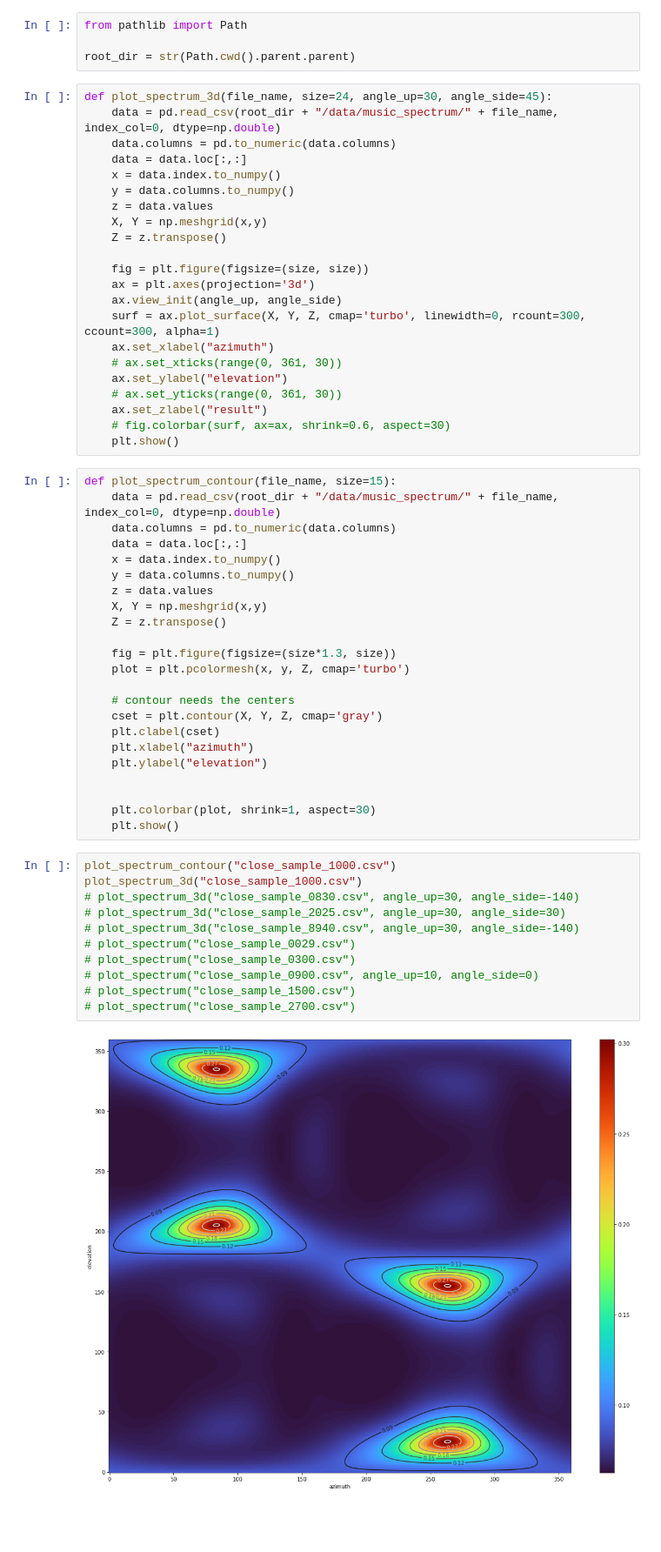
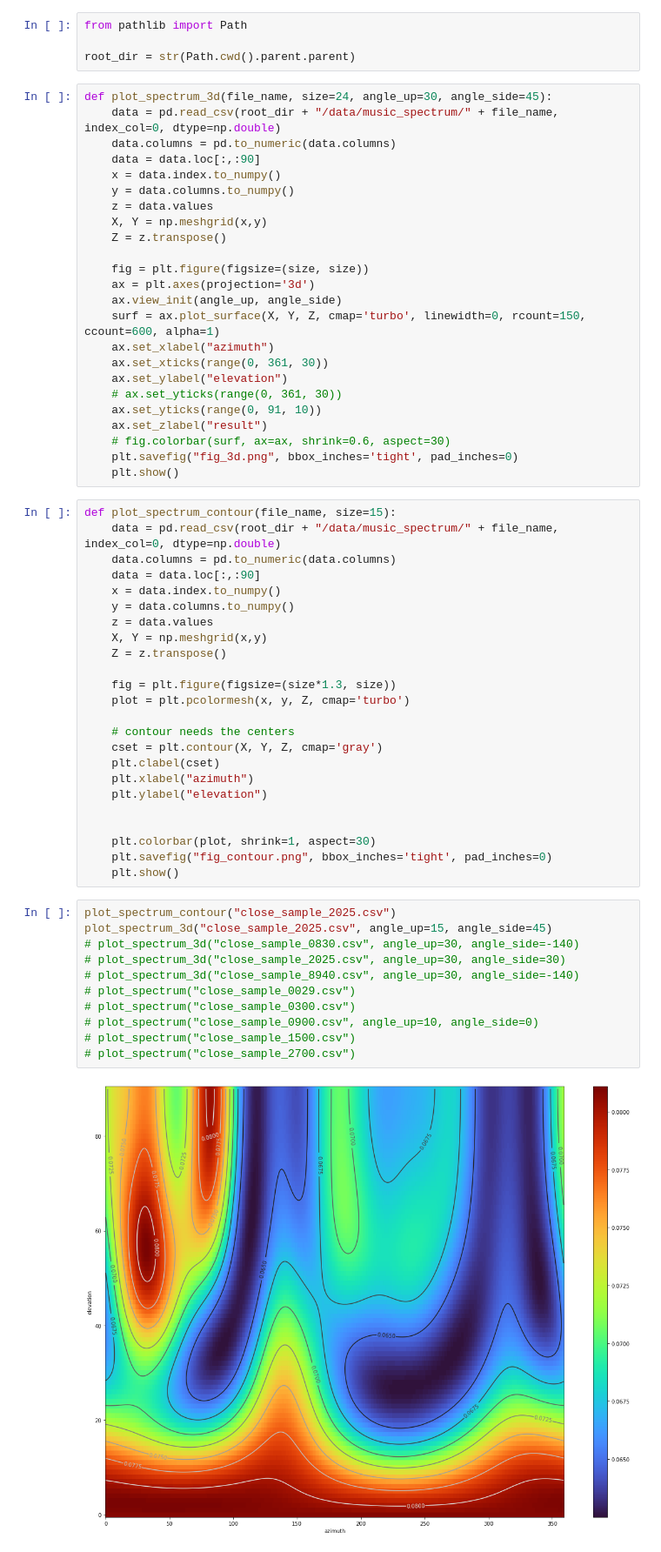
Before and after one commit to rp-alevato/TCC, a Jupyter notebook: src/research/music_spectrum_plot.ipynb, the cells around one changed output. Shown at 87% size. Drawn from its saved outputs; the diff is of its cells as text; blank space fills up the shorter version.

```diff
--- a/src/research/music_spectrum_plot.ipynb
+++ b/src/research/music_spectrum_plot.ipynb
@@ -12,7 +12,7 @@ root_dir = str(Path.cwd().parent.parent)
 def plot_spectrum_3d(file_name, size=24, angle_up=30, angle_side=45):
     data = pd.read_csv(root_dir + "/data/music_spectrum/" + file_name, index_col=0, dtype=np.double)
     data.columns = pd.to_numeric(data.columns)
-    data = data.loc[:,:]
+    data = data.loc[:,:90]
     x = data.index.to_numpy()
     y = data.columns.to_numpy()
     z = data.values
@@ -22,19 +22,21 @@ def plot_spectrum_3d(file_name, size=24, angle_up=30, angle_side=45):
     fig = plt.figure(figsize=(size, size))
     ax = plt.axes(projection='3d')
     ax.view_init(angle_up, angle_side)
-    surf = ax.plot_surface(X, Y, Z, cmap='turbo', linewidth=0, rcount=300, ccount=300, alpha=1)
+    surf = ax.plot_surface(X, Y, Z, cmap='turbo', linewidth=0, rcount=150, ccount=600, alpha=1)
     ax.set_xlabel("azimuth")
-    # ax.set_xticks(range(0, 361, 30))
+    ax.set_xticks(range(0, 361, 30))
     ax.set_ylabel("elevation")
     # ax.set_yticks(range(0, 361, 30))
+    ax.set_yticks(range(0, 91, 10))
     ax.set_zlabel("result")
     # fig.colorbar(surf, ax=ax, shrink=0.6, aspect=30)
+    plt.savefig("fig_3d.png", bbox_inches='tight', pad_inches=0)
     plt.show()
 # %%
 def plot_spectrum_contour(file_name, size=15):
     data = pd.read_csv(root_dir + "/data/music_spectrum/" + file_name, index_col=0, dtype=np.double)
     data.columns = pd.to_numeric(data.columns)
-    data = data.loc[:,:]
+    data = data.loc[:,:90]
     x = data.index.to_numpy()
     y = data.columns.to_numpy()
     z = data.values
@@ -52,17 +54,18 @@ def plot_spectrum_contour(file_name, size=15):
 
 
     plt.colorbar(plot, shrink=1, aspect=30)
+    plt.savefig("fig_contour.png", bbox_inches='tight', pad_inches=0)
     plt.show()
 # %%
-plot_spectrum_contour("close_sample_1000.csv")
-plot_spectrum_3d("close_sample_1000.csv")
+plot_spectrum_contour("close_sample_2025.csv")
+plot_spectrum_3d("close_sample_2025.csv", angle_up=15, angle_side=45)
 # plot_spectrum_3d("close_sample_0830.csv", angle_up=30, angle_side=-140)
 # plot_spectrum_3d("close_sample_2025.csv", angle_up=30, angle_side=30)
 # plot_spectrum_3d("close_sample_8940.csv", angle_up=30, angle_side=-140)
 # plot_spectrum("close_sample_0029.csv")
 # plot_spectrum("close_sample_0300.csv")
 # plot_spectrum("close_sample_0900.csv", angle_up=10, angle_side=0)
 # plot_spectrum("close_sample_1500.csv")
 # plot_spectrum("close_sample_2700.csv")
 # %% [output]
-[figure, old version]
+[figure, new version]
```
Also changed, not shown: parts of 1 cell of this notebook, 37 other files.
